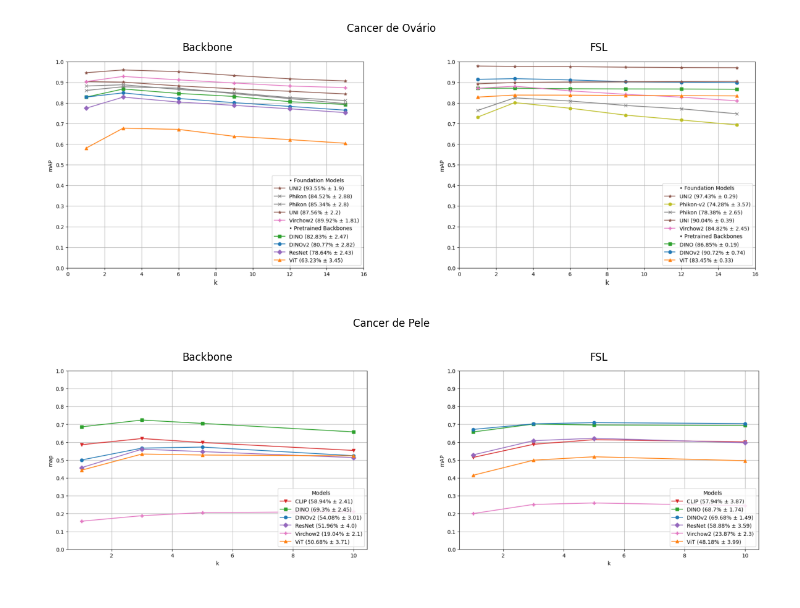
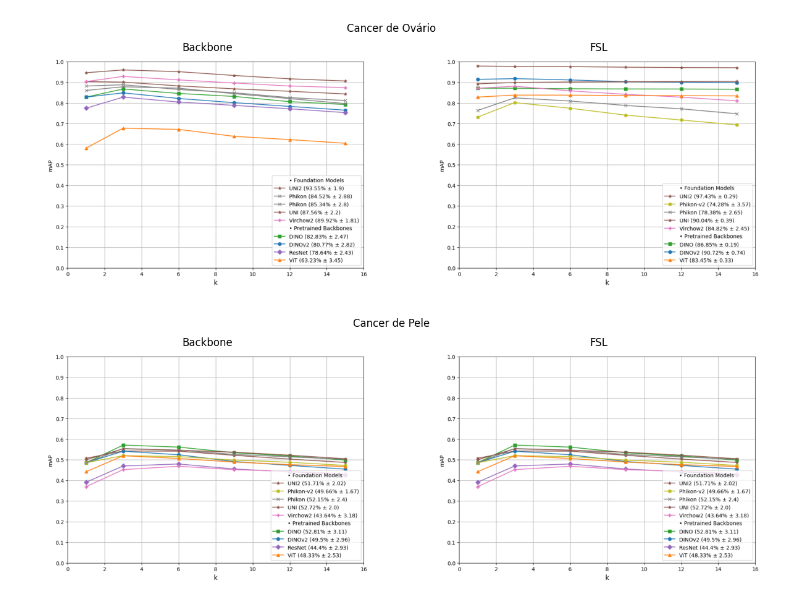
Before and after one commit to maods2/master-research-image-retrieval, a Jupyter notebook: notebooks/experiment_comparision_dataset_v2.ipynb, the cells around one changed output. Saved outputs shown, nothing was run; the diff lists cells and outputs as text; code cells hidden in the pictures.

```diff
--- a/notebooks/experiment_comparision_dataset_v2.ipynb
+++ b/notebooks/experiment_comparision_dataset_v2.ipynb
@@ -37,11 +37,11 @@ plot_images_side_by_side(
 [figure]
 # %%
 plot_images_side_by_side(
-    img_path1='./no_fine_tuning/skin-cancer-pretrained.png',
-    img_path2='./fsl/skin-cancer-fsl.png',
+    img_path1='./retr_test_backone/skin_cancer.png',
+    img_path2='./retr_test_backone/skin_cancer.png',
     global_title='Cancer de Pele',
     img1_title='Backbone',
     img2_title='FSL'
     )
 # %% [output]
-[figure, old version]
+[figure, new version]
```
Also changed, not shown: 1 other file.
